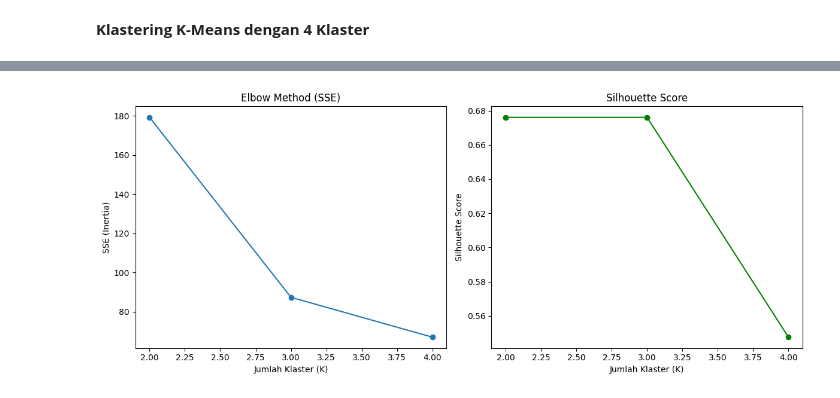
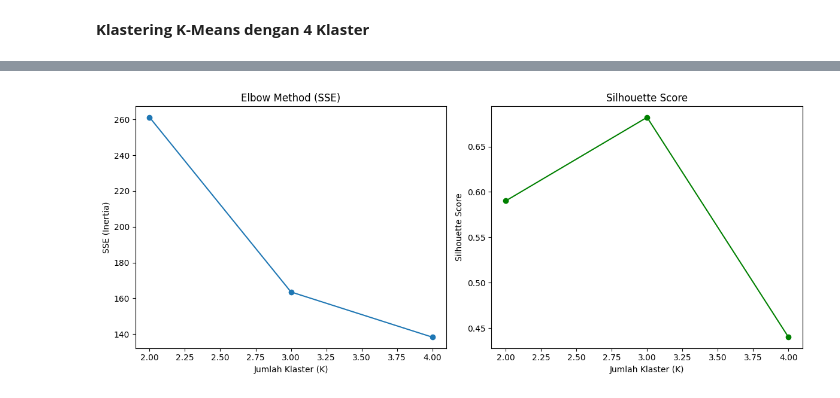
Before and after one commit to tuhu02/pendata, a Jupyter notebook: klastering.ipynb, the cells around one changed output, grey strips where cells are left out. Saved outputs shown, nothing was run; the diff lists cells and outputs as text; code cells hidden in the pictures.

```diff
--- a/klastering.ipynb
+++ b/klastering.ipynb
@@ -263,5 +389,5 @@ Silhouette Score: 0.6761002460735731
 # %%
 ssec3 = kmeansc3.inertia_
 print("SSE (Inertia):", ssec3)
-sse_scores_class.append(ssec3)
+sse_scores2.append(ssec3)
 # %% [output]
@@ -269,7 +416,7 @@ SSE (Inertia): 87.354
 # %% [markdown]
 **Klastering K-Means dengan 4 Klaster**
 # %%
-kmeansc4 = KMeans(n_clusters=4, random_state=0, n_init="auto", max_iter=300, tol=0.0001, verbose=0,copy_x=True,algorithm="lloyd").fit(X)
+kmeansc4 = KMeans(n_clusters=4, random_state=0, n_init="auto", max_iter=300, tol=0.0001, verbose=0,copy_x=True,algorithm="lloyd").fit(X_scaled)
 print("Hasil label cluster:", kmeansc4.labels_)
 # %% [output]
 Hasil label cluster: [1 1 1 1 1 1 1 1 1 1 1 1 1 1 1 1 1 1 1 1 1 1 1 1 1 1 1 1 1 1 1 1 1 1 1 1 1
@@ -287,5 +438,5 @@ Centroid cluster: [[1.02       4.25       1.326      5.9        2.76      ]
 # %%
-scorec4 = silhouette_score(X, kmeansc4.labels_)
+scorec4 = silhouette_score(X_scaled, kmeansc4.labels_)
 print("Silhouette Score:", scorec4)
-shilouette_scores_class.append(scorec4)
+shilouette_scores2.append(scorec4)
 # %% [output]
@@ -293,5 +444,5 @@ Silhouette Score: 0.5476040150107029
 # %%
 ssec4 = kmeansc4.inertia_
 print("SSE (Inertia):", ssec4)
-sse_scores_class.append(ssec4)
+sse_scores2.append(ssec4)
 # %% [output]
@@ -299,24 +471,24 @@ SSE (Inertia): 66.99028421052633
 # %%
 import matplotlib.pyplot as plt
 
 # 4. Visualisasi SSE dan Silhouette Score
 plt.figure(figsize=(12, 5))
 
 # Elbow Plot
 plt.subplot(1, 2, 1)
-plt.plot(range(2, 5), sse_scores_class, marker='o')
+plt.plot(range(2, 5), sse_scores2, marker='o')
 plt.title('Elbow Method (SSE)')
 plt.xlabel('Jumlah Klaster (K)')
 plt.ylabel('SSE (Inertia)')
 
 # Silhouette Score Plot
 plt.subplot(1, 2, 2)
-plt.plot(range(2, 5), shilouette_scores_class, marker='o', color='green')
+plt.plot(range(2, 5), shilouette_scores2, marker='o', color='green')
 plt.title('Silhouette Score')
 plt.xlabel('Jumlah Klaster (K)')
 plt.ylabel('Silhouette Score')
 
 plt.tight_layout()
 plt.show()
 # %% [output]
-[figure, old version]
+[figure, new version]
```
Also changed, not shown: parts of 26 cells of this notebook, 2 other files.
